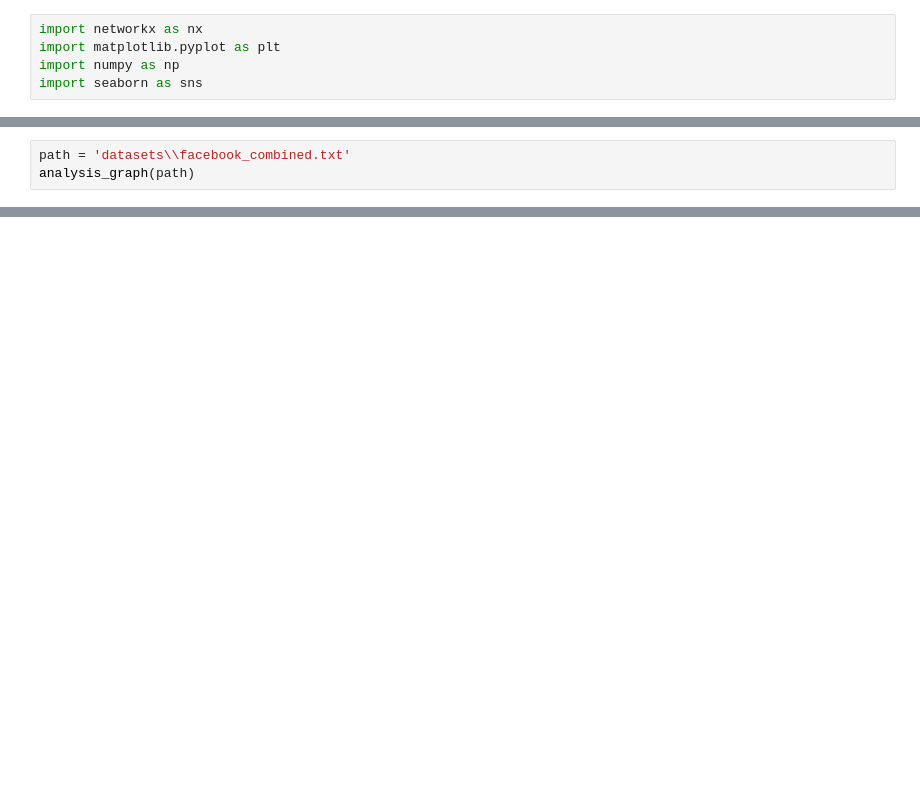
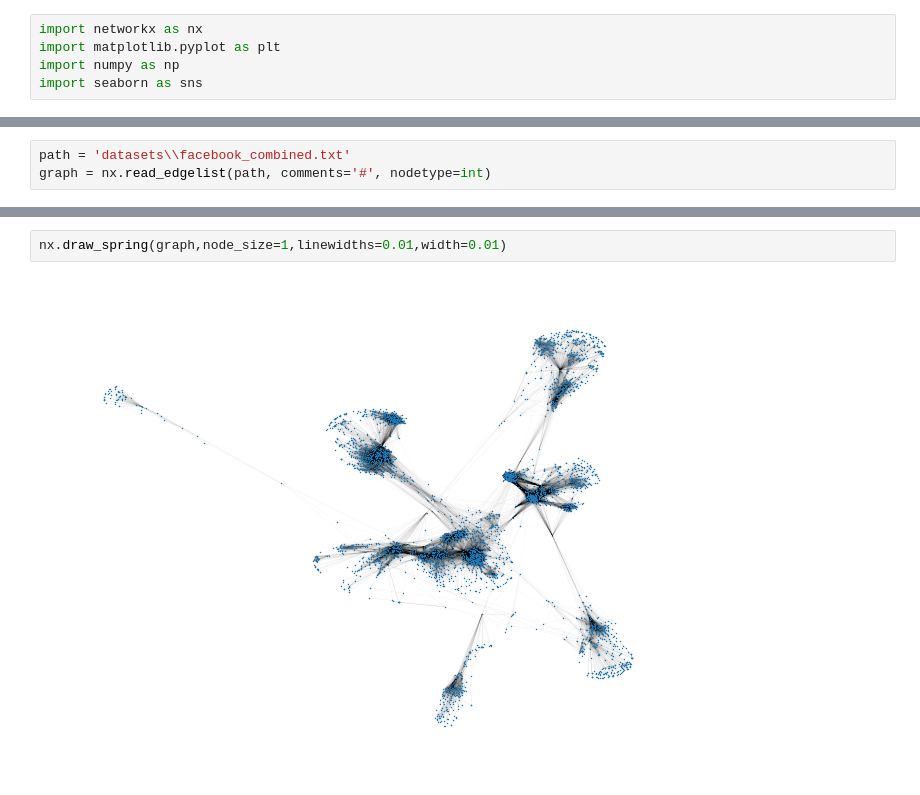
Before and after one commit to mostafa-ja/Complex_Networks, a Jupyter notebook: assignment4/main2.ipynb, the cells around one changed output, grey strips where cells are left out. Drawn from its saved outputs; the diff is of its cells as text; blank space fills up the shorter version.

```diff
--- a/assignment4/main2.ipynb
+++ b/assignment4/main2.ipynb
@@ -77,3 +6,3 @@ def analysis_graph(path):
 # %%
 path = 'datasets\\facebook_combined.txt'
-analysis_graph(path)
+graph = nx.read_edgelist(path, comments='#', nodetype=int)
@@ -94,0 +61,4 @@ average_shortest_path_length = 3.6925068496963913
+# %%
+nx.draw_spring(graph,node_size=1,linewidths=0.01,width=0.01)
+# %% [output]
+[figure, added]
```
Also changed, not shown: parts of 4 cells of this notebook, 2 other files.
